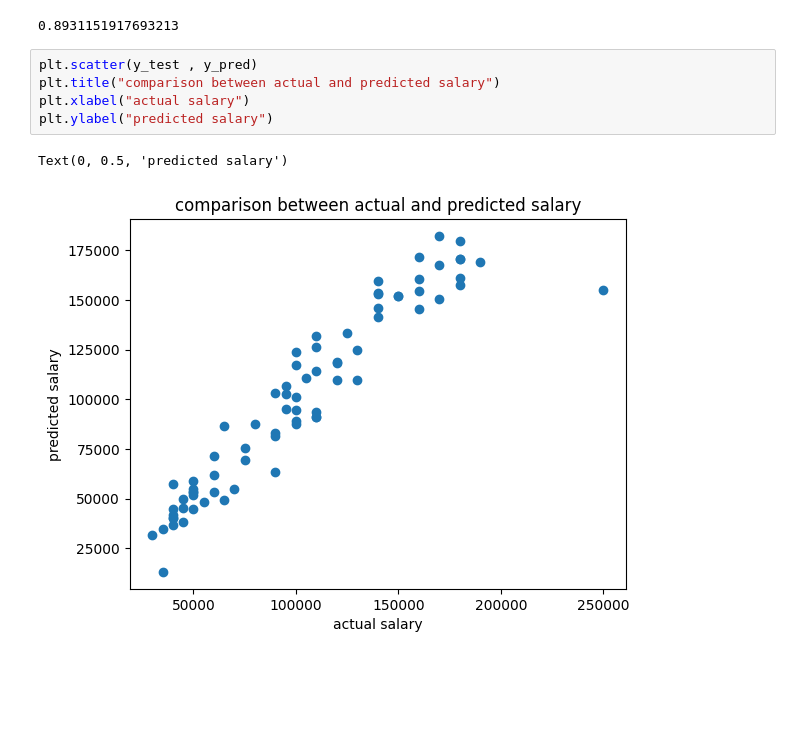
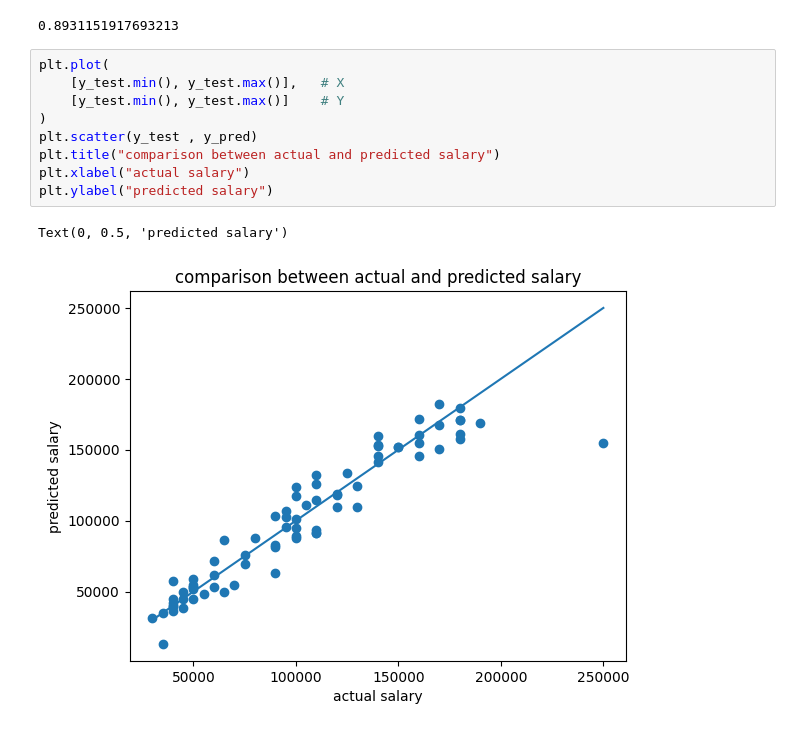
Before and after one commit to Sarajml98/salary-data-analysis, a Jupyter notebook: salary.ipynb, the cells around one changed output. Drawn from its saved outputs; the diff is of its cells as text; blank space fills up the shorter version.

```diff
--- a/salary.ipynb
+++ b/salary.ipynb
@@ -724,10 +724,14 @@ r2
 # %% [output]
 0.8931151917693213
 # %%
+plt.plot(
+    [y_test.min(), y_test.max()],   # X
+    [y_test.min(), y_test.max()]    # Y
+)
 plt.scatter(y_test , y_pred)
 plt.title("comparison between actual and predicted salary")
 plt.xlabel("actual salary")
 plt.ylabel("predicted salary")
 # %% [output]
 Text(0, 0.5, 'predicted salary')
-[figure, old version]
+[figure, new version]
```
Also changed, not shown: parts of 1 cell of this notebook.
